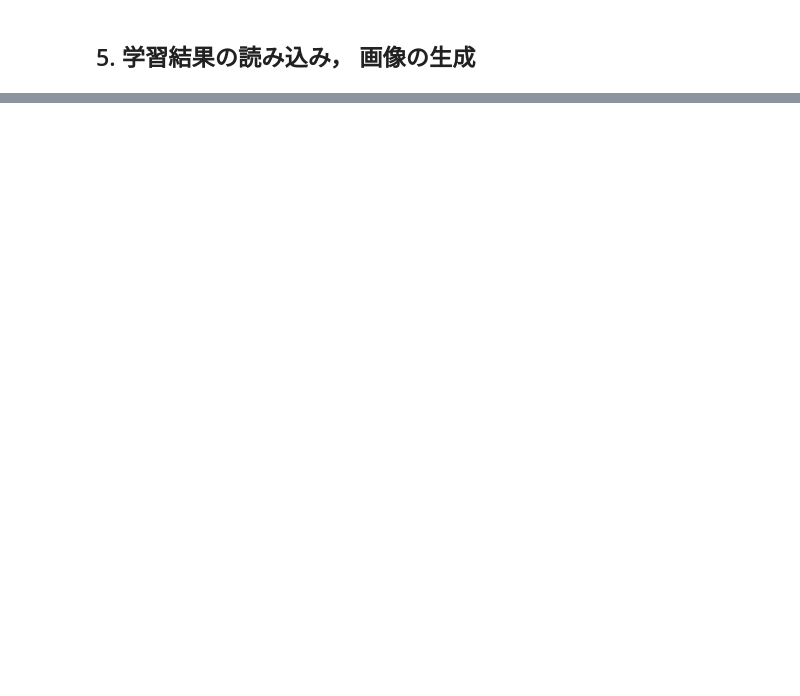
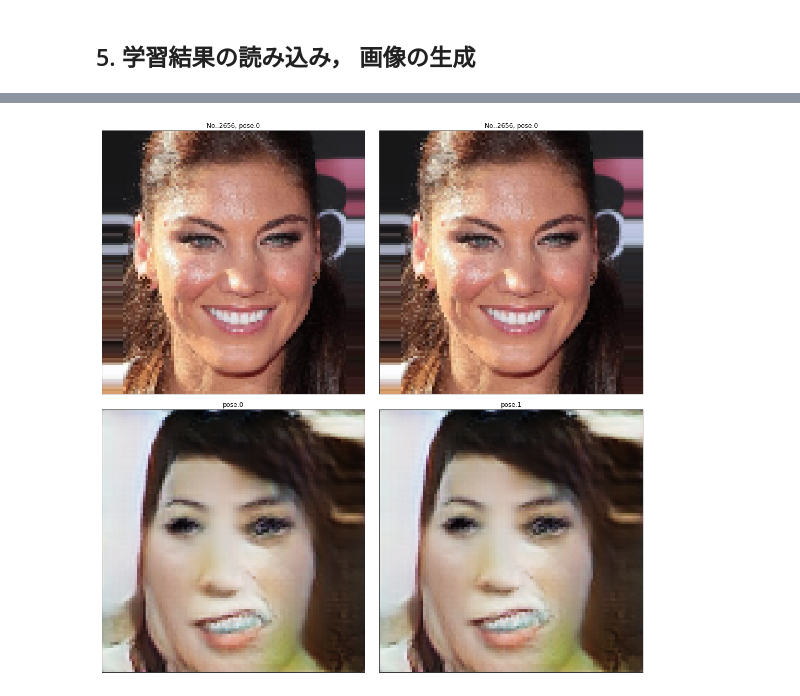
Before and after one commit to kayamin/DR-GAN, a Jupyter notebook: demo/Demo_Single_Image_DR_GAN.ipynb, the cells around one changed output, grey strips where cells are left out. Saved outputs shown, nothing was run; the diff lists cells and outputs as text; code cells hidden in the pictures; blank space fills up the shorter version.

```diff
--- a/demo/Demo_Single_Image_DR_GAN.ipynb
+++ b/demo/Demo_Single_Image_DR_GAN.ipynb
@@ -774,31 +744,33 @@ Np = 2
 n = 1
 image_list = np.random.randint(0,6900, (1,n))[0]
 
 
 generated_image = []
 
 for i in range(Np):
         pose = i
-        generated_image_pose = Generate_Image(images[image_list], pose, Np,  50, G )
+        generated_image_pose = Generate_Image(images[image_list], pose, Np,  50, G , args)
         generated_image.append(generated_image_pose)
 
 plt.rcParams['figure.figsize'] = (15.0, 15.0)
 for i in range(Np):
     plt.subplot(2, Np, i+1)
     plt.title('No.:{}, pose:{}'.format(image_list[0], pose_labels[image_list[0]]))
     plt.imshow(jpg_image[image_list[0]])
 
     plt.subplot(2, Np, i+1+Np)
     plt.title('pose:{}'.format(i))
     plt.imshow(generated_image[i].squeeze())
 
 axes = plt.gcf().get_axes()
 for ax in axes:
     ax.tick_params(labelbottom="off",bottom="off") # x軸の削除
     ax.tick_params(labelleft="off",left="off") # y軸の削除
     ax.set_xticklabels([])
 
 plt.subplots_adjust(left=None, bottom=None, right=None, top=None, wspace=0, hspace=0)
 fig = plt.gcf()
 fig.tight_layout()
 plt.show()
+# %% [output]
+[figure, added]
```
Also changed, not shown: parts of 7 cells of this notebook.
